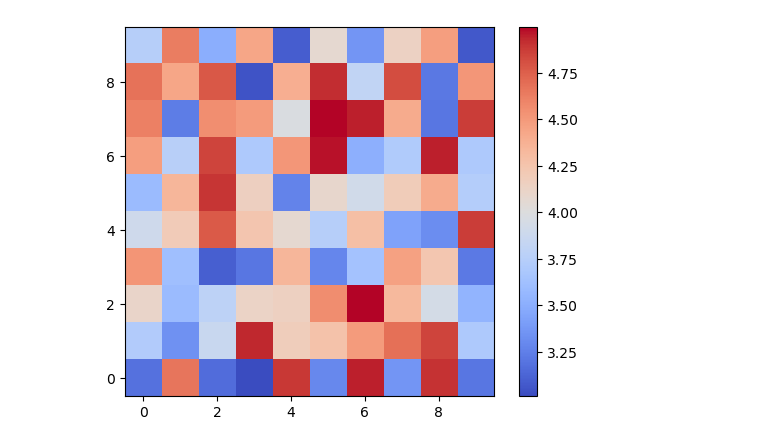
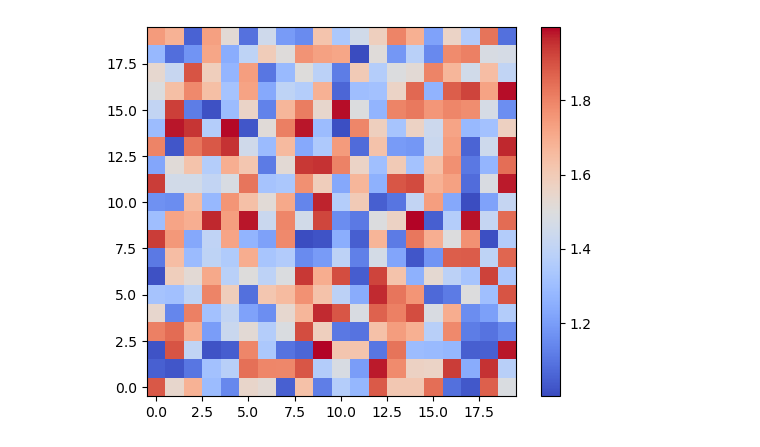
Before and after one commit to j-curtis/QMC_XY_rotor, a Jupyter notebook: testing.ipynb, the cells around one changed output. Saved outputs shown, nothing was run; the diff lists cells and outputs as text; code cells hidden in the pictures.

```diff
--- a/testing.ipynb
+++ b/testing.ipynb
@@ -7,14 +7,20 @@ from matplotlib import pyplot as plt
 from matplotlib import cm
 from matplotlib import colors as mclr
 # %%
-Lx = 10
-Ly = 10
+Lx = 20
+Ly = 20
 Ej = 1.
-Ec = sit.rng.uniform(low=3.*Ej,high=5.*Ej,size=(Lx,Ly))
+Ec = sit.rng.uniform(low=1.*Ej,high=2.*Ej,size=(Lx,Ly))
 
 plt.imshow(Ec,origin='lower',cmap='coolwarm')
 plt.colorbar()
 plt.show()
+
+wf,e = sit.find_GS(Lx,Ly,Ec,Ej)
+
+plt.imshow(sit.charge_squared(wf),origin='lower',cmap='Blues')
+plt.colorbar()
+plt.show()
 # %% [output]
-[figure, old version]
+[figure, new version]
 # %%
```
Also changed, not shown: parts of 5 cells of this notebook.
